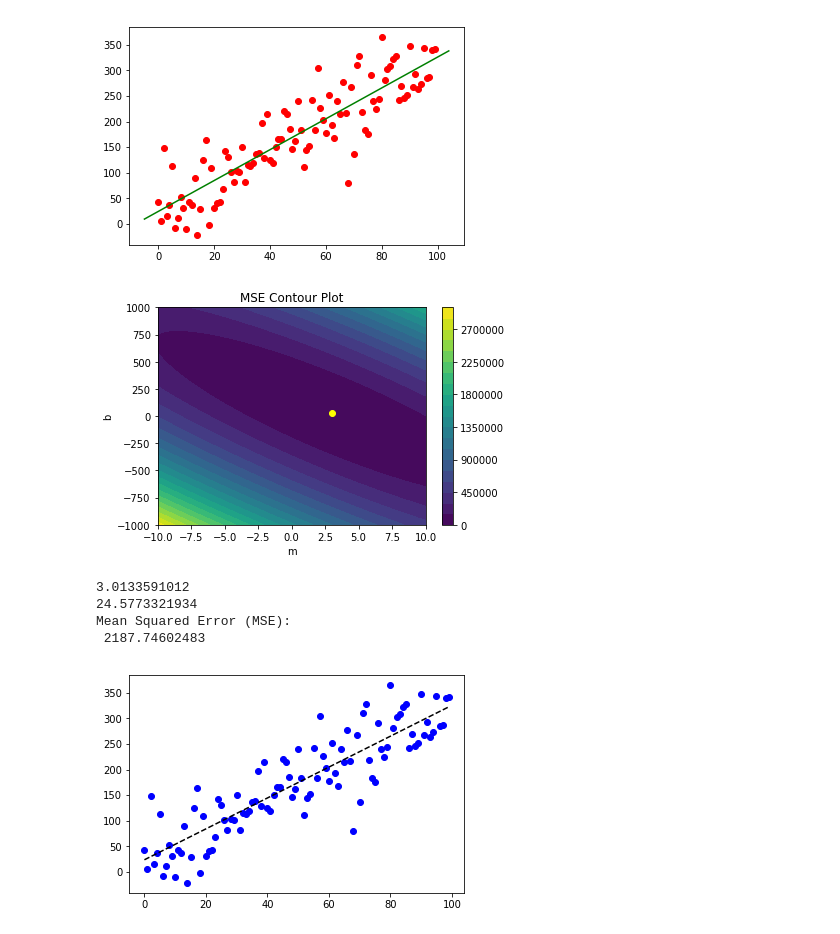
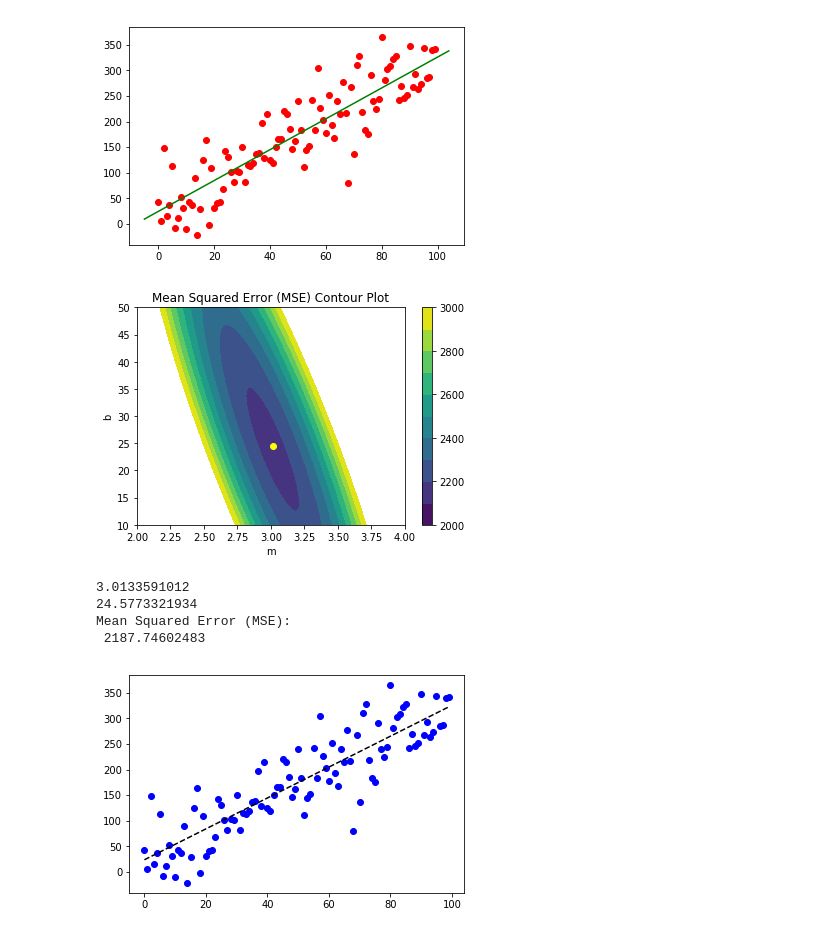
Before and after one commit to ThatGuyWithTheHat/Py_Jupyter, a Jupyter notebook: 17b_Simple_Linear_Regression.ipynb, the cells around one changed output. Saved outputs shown, nothing was run; the diff lists cells and outputs as text; code cells hidden in the pictures.

```diff
--- a/17b_Simple_Linear_Regression.ipynb
+++ b/17b_Simple_Linear_Regression.ipynb
@@ -118,27 +118,27 @@ Intercept bhat:
  24.5773321934
 [figure]
 # %%
-mlist = np.linspace(-10.0, 10.0, 100)
-blist = np.linspace(-1000.0, 1000.0, 100)
+mlist = np.linspace(2.0, 4.0, 100)
+blist = np.linspace(10, 50.0, 100)
 M, B = np.meshgrid(mlist, blist)
 Z = np.zeros((100, 100))
 for i in range(0, 100):
     for j in range(0, 100):
         Z[i, j] = np.sum(np.square(y - (M[i,j]*x + B[i,j])))/N
 plt.figure()
-cp = plt.contourf(M, B, Z, 20)
+levels = [2000, 2100, 2200, 2300, 2400, 2500, 2600, 2700, 2800, 2900, 3000]
+cp = plt.contourf(M, B, Z, levels)
 plt.colorbar(cp)
 plt.plot(mhat, bhat, "o", color="yellow")
-plt.title('MSE Contour Plot')
+plt.title('Mean Squared Error (MSE) Contour Plot')
 plt.xlabel('m')
 plt.ylabel('b')
 plt.show()
 print(mhat)
 print(bhat)
-MSE = np.sum(np.square(y - (m*x + b)))/N
 print("Mean Squared Error (MSE):\n", MSE)
 # %% [output]
-[figure, old version]
+[figure, new version]
 3.0133591012
 24.5773321934
 Mean Squared Error (MSE):
```
